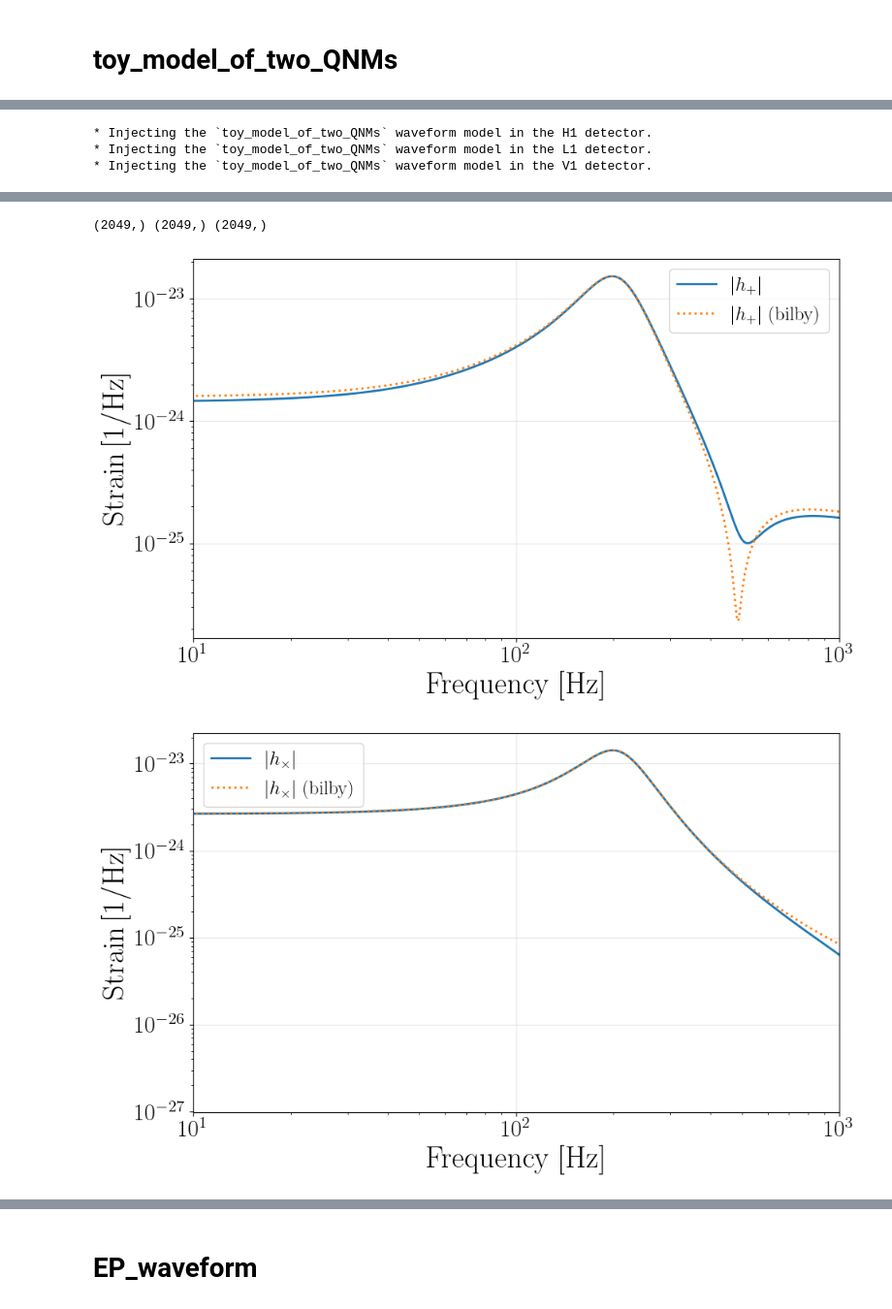
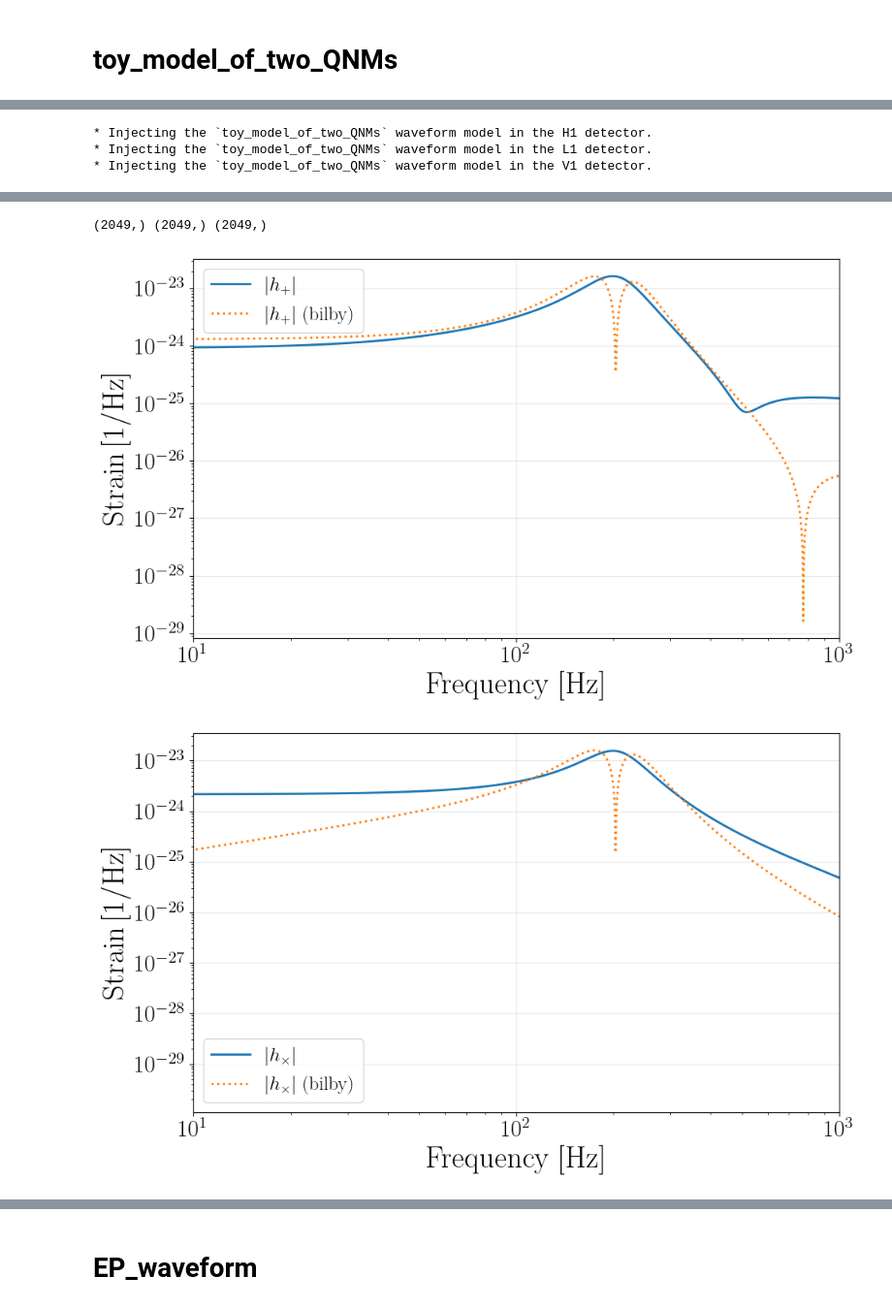
Before and after one commit to Hayato-Imafuku/ringdown, a Jupyter notebook: plot_pyring_bilby_waveform.ipynb, the cells around one changed output, grey strips where cells are left out. Shown at 97% size. Drawn from its saved outputs; the diff is of its cells as text; code cells hidden in the pictures.

Commit message:
add config for more analysis cases and update plot scripts

```diff
--- a/plot_pyring_bilby_waveform.ipynb
+++ b/plot_pyring_bilby_waveform.ipynb
@@ -656,7 +656,7 @@ from bilby.gw.utils import optimal_snr_squared
 from bilby.gw.detector.psd import PowerSpectralDensity
 from bilby.core import utils
 
-def toy_model_of_two_QNMs(time, A, alpha, f1, f2, tau1, tau2, phiA, phialpha, geocent_time):
+def toy_model_of_two_QNMs_Heaviside(time, A, alpha, f1, f2, tau1, tau2, phiA, phialpha, geocent_time):
 
         waveform1 = np.zeros(len(time), dtype=complex)
         waveform2 = np.zeros(len(time), dtype=complex)
@@ -695,7 +695,7 @@ def toy_model_of_two_QNMs(time, A, alpha, f1, f2, tau1, tau2, phiA, phialpha, ge
 
         return {"plus": plus, "cross": cross}
 
-def toy_model_of_two_QNMs_tdomain_mirror(time, A, alpha, f1, f2, tau1, tau2, phiA, phialpha, geocent_time):
+def toy_model_of_two_QNMs_Mirror(time, A, alpha, f1, f2, tau1, tau2, phiA, phialpha, geocent_time):
 
     A = A * 1e-17 / 2**0.5
 
@@ -872,7 +872,8 @@ def inject_pyring_waveform(config_file_bilby, config_file_pyring=None, plot_bilb
         waveform_generator = bilby.gw.waveform_generator.WaveformGenerator(
                                         duration = signal_duration,
                                         sampling_frequency = srate,
-                                        time_domain_source_model = toy_model_of_two_QNMs,
+                                        # time_domain_source_model = toy_model_of_two_QNMs_Heaviside,
+                                        time_domain_source_model = toy_model_of_two_QNMs_Mirror,
                                         start_time = trigger_time - pre_trigger_duration,
                                         )
 
@@ -1141,10 +1160,10 @@ def inject_pyring_waveform(config_file_bilby, config_file_pyring=None, plot_bilb
 # %%
-label = 'shiftIm_to_220_dw0.1w1_snr100_OTparam'
+# label = 'shiftIm_to_220_dw0.1w1_snr100_OTparam'
 # label = 'shiftIm_to_220_dw0.01w1_snr100_OTparam'
 # label = 'shiftIm_to_220_dw0.001w1_snr100_OTparam'
 # label = 'shiftRe_to_220_dw0.1w1_snr100_OTparam'
 # label = 'shiftRe_to_220_dw0.01w1_snr100_OTparam'
-# label = 'shiftRe_to_220_dw0.001w1_snr100_OTparam'
+label = 'shiftRe_to_220_dw0.001w1_snr100_OTparam'
 
 config_file_bilby = f'./run_bilby/config/{label}_Heaviside.ini'
 config_file_pyring = f'./run_pyring/config/pyring_{label}.ini'
@@ -1187,3 +1206,3 @@ t = 0.0
 (2049,) (2049,) (2049,)
-[figure, old version]
+[figure, new version]
-[figure, old version]
+[figure, new version]
```
Also changed, not shown: parts of 5 cells of this notebook, 40 other files.
